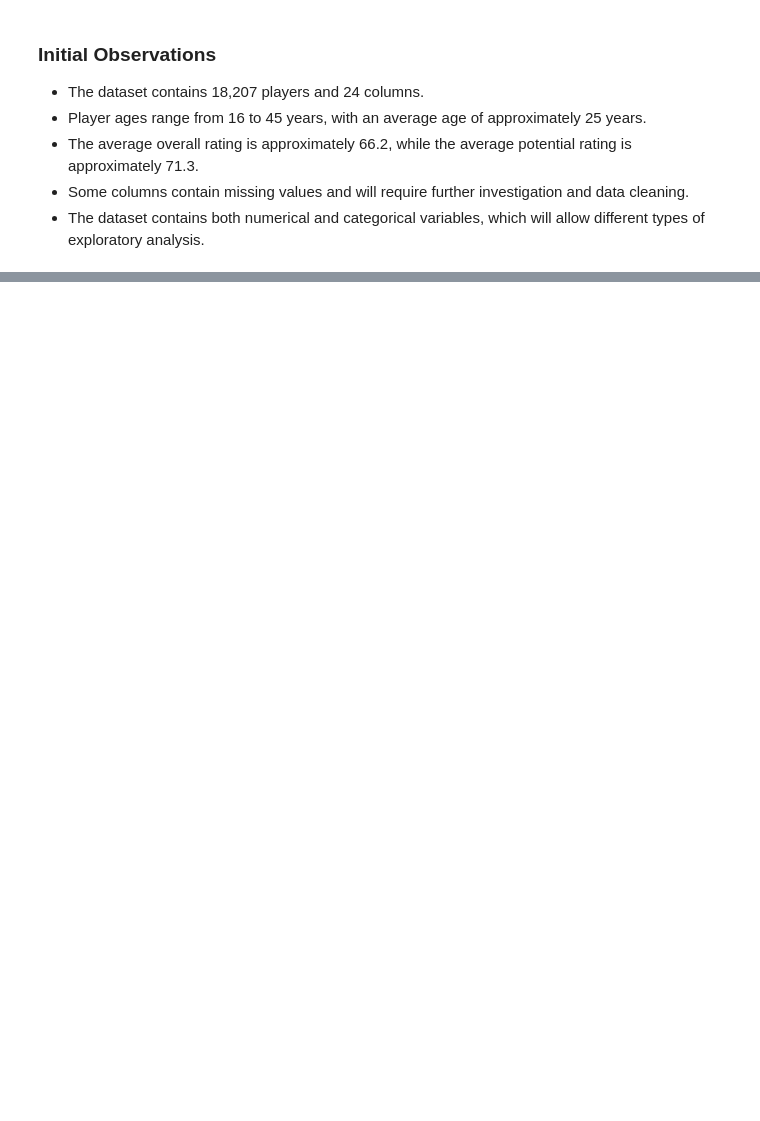
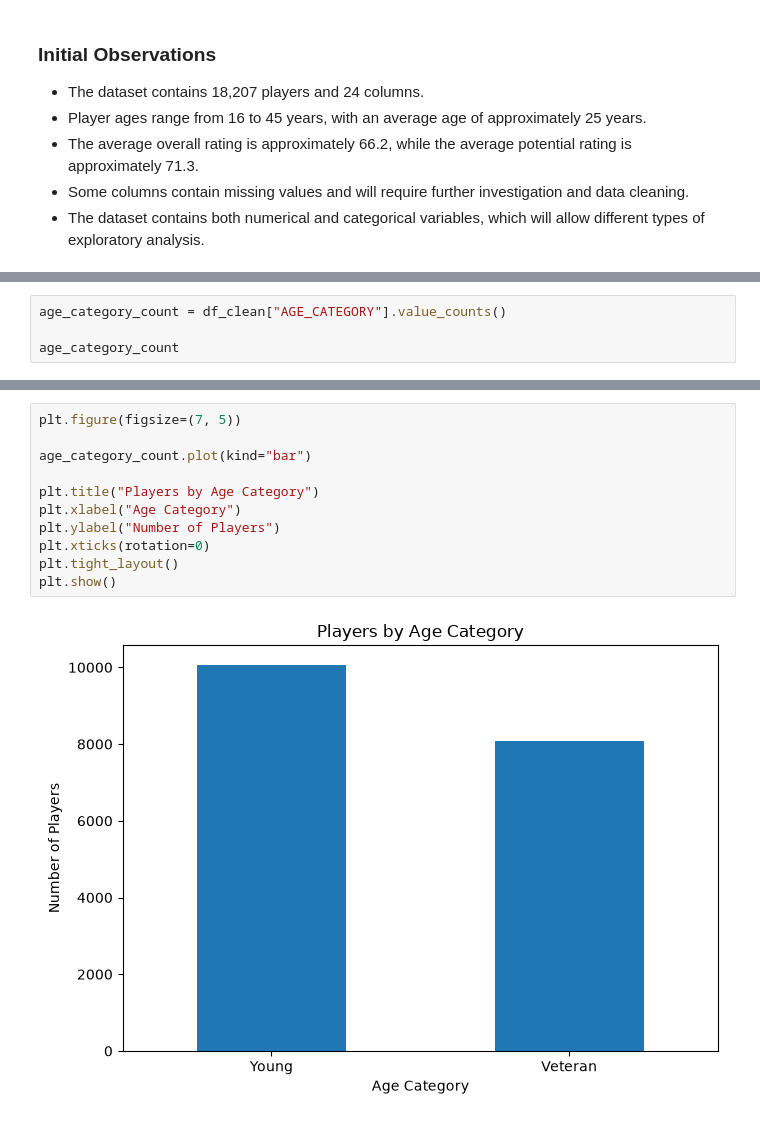
Before and after one commit to thomasbobadila-design/fifa-data-analysis, a Jupyter notebook: notebooks/fifa_analysis.ipynb, the cells around one changed output, grey strips where cells are left out. Drawn from its saved outputs; the diff is of its cells as text; blank space fills up the shorter version.

```diff
--- a/notebooks/fifa_analysis.ipynb
+++ b/notebooks/fifa_analysis.ipynb
@@ -147,0 +412,4 @@ memory usage: 3.3 MB
+# %%
+age_category_count = df_clean["AGE_CATEGORY"].value_counts()
+
+age_category_count
@@ -147,0 +479,13 @@ memory usage: 3.3 MB
+# %%
+plt.figure(figsize=(7, 5))
+
+age_category_count.plot(kind="bar")
+
+plt.title("Players by Age Category")
+plt.xlabel("Age Category")
+plt.ylabel("Number of Players")
+plt.xticks(rotation=0)
+plt.tight_layout()
+plt.show()
+# %% [output]
+[figure, added]
```
Also changed, not shown: parts of 45 cells of this notebook, 2 other files.
